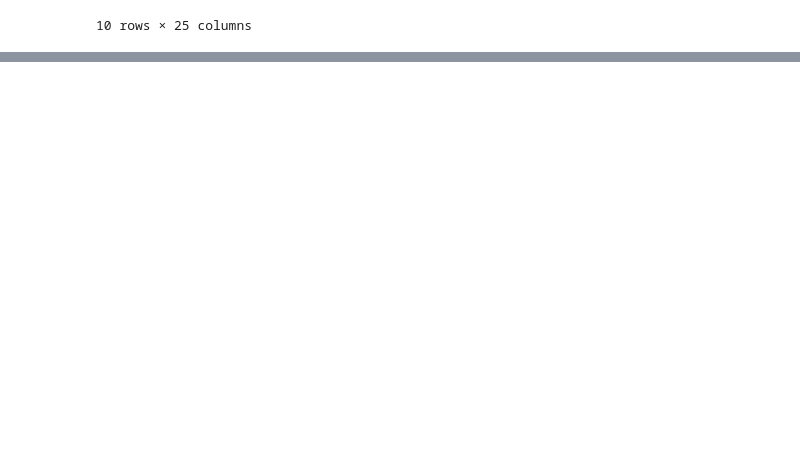
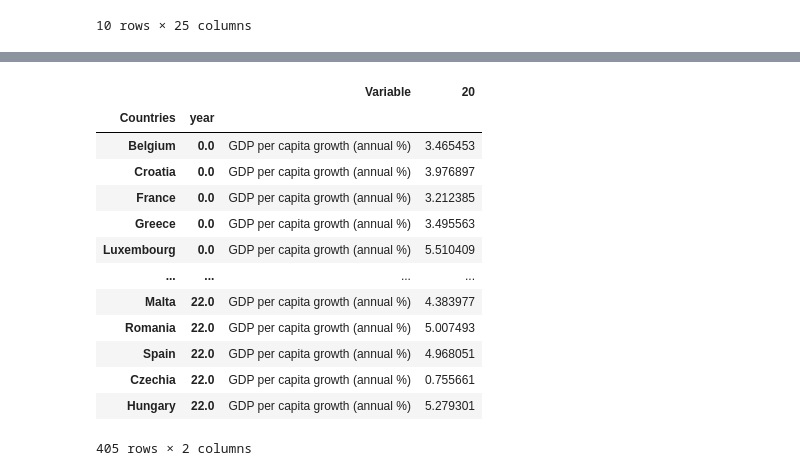
Before and after one commit to NumEconCopenhagen/projects-2024-darja-christian, a Jupyter notebook: dataproject/Darja_Work.ipynb, the cells around one changed output, grey strips where cells are left out. Drawn from its saved outputs; the diff is of its cells as text; code cells hidden in the pictures; blank space fills up the shorter version.

```diff
--- a/dataproject/Darja_Work.ipynb
+++ b/dataproject/Darja_Work.ipynb
@@ -67,0 +109,17 @@ gdp_world_bank.head(5)
+# %%
+gdp_per_capita_long
+# %% [output]
+|  |  | Variable | 20 |
+| Countries | year |  |  |
+| Belgium | 0.0 | GDP per capita growth (annual %) | 3.465453 |
+| Croatia | 0.0 | GDP per capita growth (annual %) | 3.976897 |
+| France | 0.0 | GDP per capita growth (annual %) | 3.212385 |
+| Greece | 0.0 | GDP per capita growth (annual %) | 3.495563 |
+| Luxembourg | 0.0 | GDP per capita growth (annual %) | 5.510409 |
+| ... | ... | ... | ... |
+| Malta | 22.0 | GDP per capita growth (annual %) | 4.383977 |
+| Romania | 22.0 | GDP per capita growth (annual %) | 5.007493 |
+| Spain | 22.0 | GDP per capita growth (annual %) | 4.968051 |
+| Czechia | 22.0 | GDP per capita growth (annual %) | 0.755661 |
+| Hungary | 22.0 | GDP per capita growth (annual %) | 5.279301 |
+405 rows × 2 columns
```
Also changed, not shown: parts of 6 cells of this notebook.
